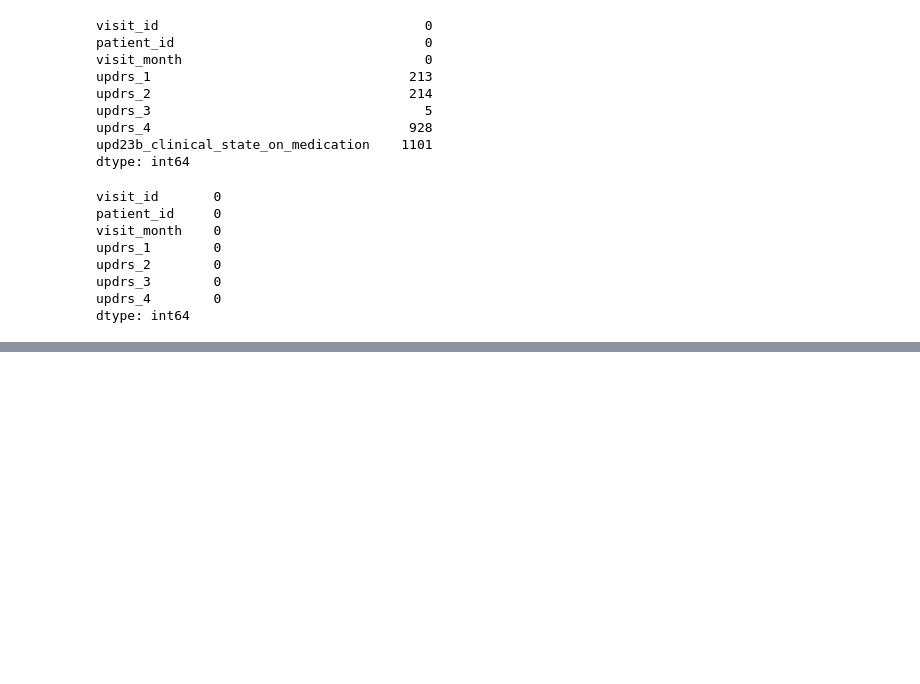
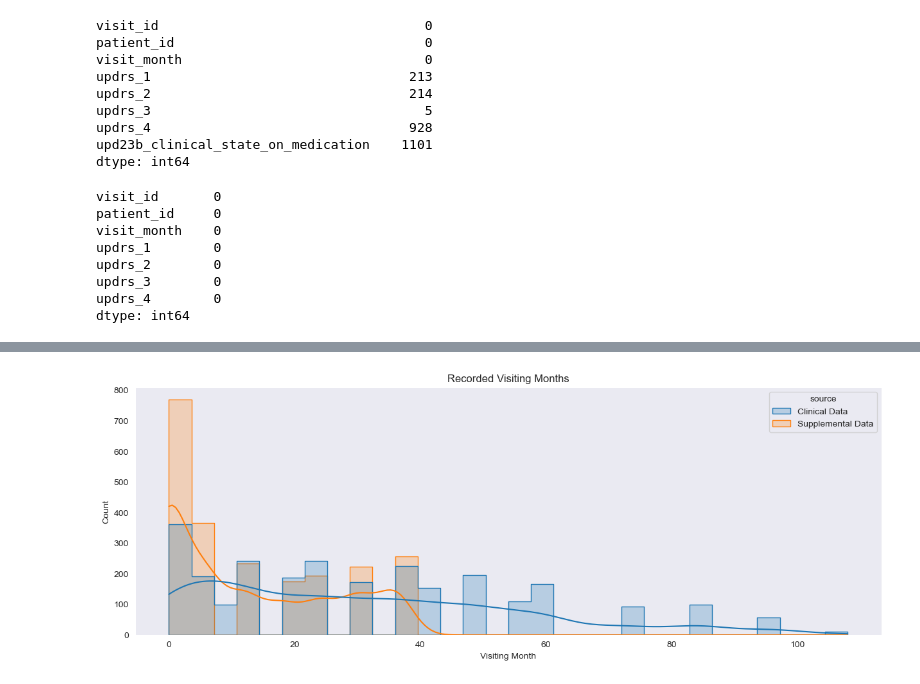
Before and after one commit to fan-yang-md/parkinsons_disease_progression_prediction, a Jupyter notebook: parkinson1.ipynb, the cells around one changed output, grey strips where cells are left out. Cells and saved outputs as stored; diff of their text form; code cells hidden in the pictures; blank space fills up the shorter version.

Commit message:
parkinsons data cleaning

```diff
--- a/parkinson1.ipynb
+++ b/parkinson1.ipynb
@@ -295,0 +315,5 @@ dtype: int64
+# %%
+train_clinical['source'] = 'Clinical Data'
+supplemental_clinical['source'] = 'Supplemental Data'
+
+combined_data = pd.concat([train_clinical, supplemental_clinical],ignore_index=True)
@@ -295,0 +336,9 @@ dtype: int64
+# %%
+fig, ax = plt.subplots(nrows=1, ncols=1, figsize=(15,5))
+sns.set_style('dark')
+sns.histplot(data=combined_data, x='visit_month', hue='source', kde=True, ax=ax, element='step')
+ax.set_title('Recorded Visiting Months')
+ax.set_ylabel('Count')
+ax.set_xlabel('Visiting Month');
+# %% [output]
+[figure, added]
```
Also changed, not shown: parts of 6 cells of this notebook.
